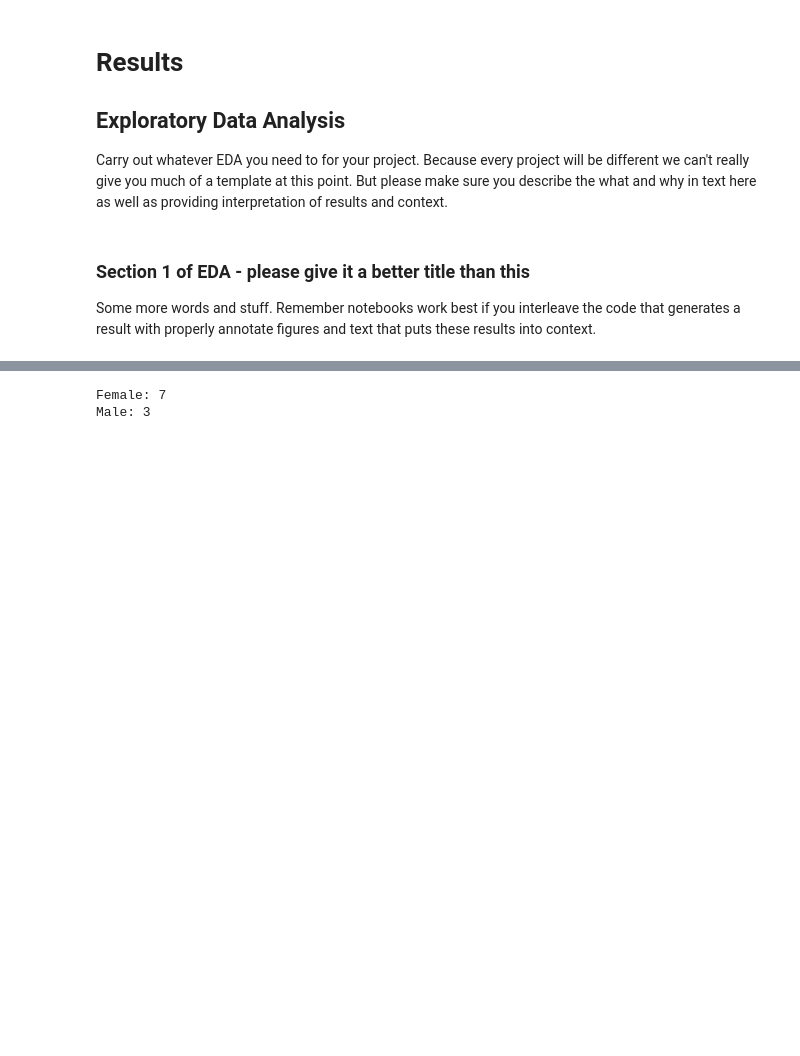
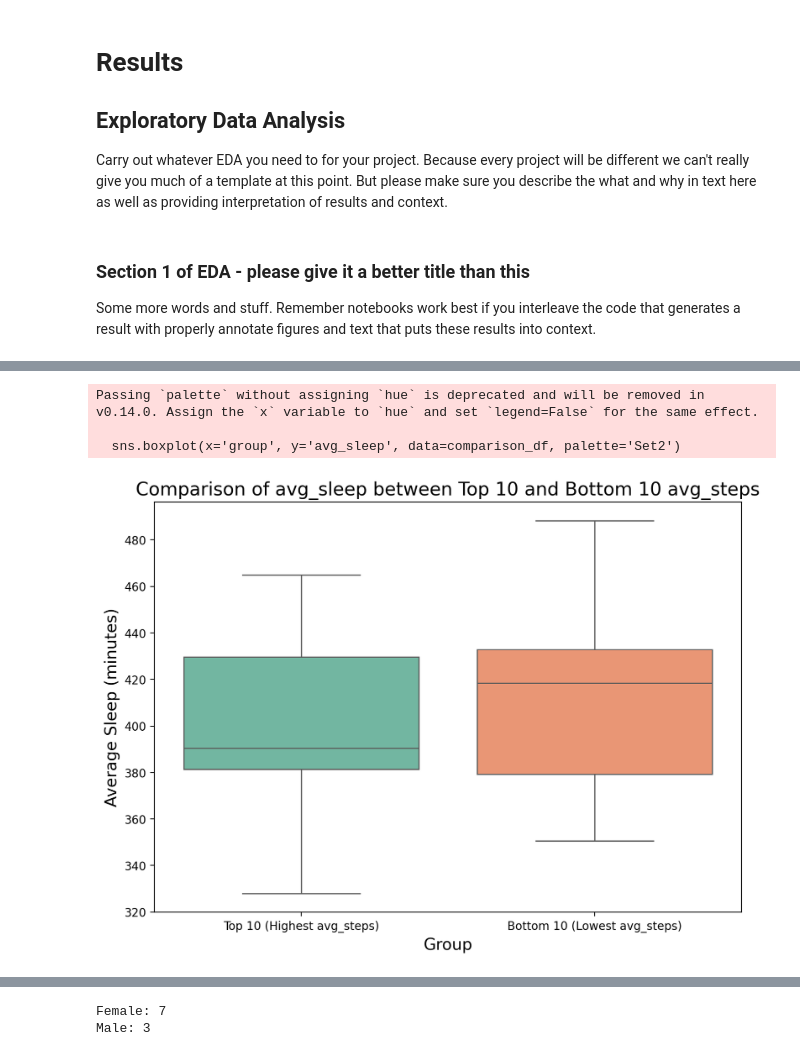
Before and after one commit to amchang2/Sleep-and-Exercise-Data-Visualization, a Jupyter notebook: EDACheckpoint_Group026-FA24.ipynb, the cells around one changed output, grey strips where cells are left out. Saved outputs shown, nothing was run; the diff lists cells and outputs as text; code cells hidden in the pictures; blank space fills up the shorter version.

```diff
--- a/EDACheckpoint_Group026-FA24.ipynb
+++ b/EDACheckpoint_Group026-FA24.ipynb
@@ -425,0 +329,20 @@ There is no significant difference in avg_sleep between the two groups.
+# %%
+top_10_df['group'] = 'Top 10 (Highest avg_steps)'
+bottom_10_df['group'] = 'Bottom 10 (Lowest avg_steps)'
+
+comparison_df = pd.concat([top_10_df[['avg_sleep', 'group']], bottom_10_df[['avg_sleep', 'group']]])
+
+plt.figure(figsize=(8, 6))
+sns.boxplot(x='group', y='avg_sleep', data=comparison_df, palette='Set2')
+
+plt.title('Comparison of avg_sleep between Top 10 and Bottom 10 avg_steps', fontsize=16)
+plt.xlabel('Group', fontsize=14)
+plt.ylabel('Average Sleep (minutes)', fontsize=14)
+
+plt.tight_layout()
+plt.show()
+# %% [output]
+Passing `palette` without assigning `hue` is deprecated and will be removed in v0.14.0. Assign the `x` variable to `hue` and set `legend=False` for the same effect.
+
+  sns.boxplot(x='group', y='avg_sleep', data=comparison_df, palette='Set2')
+[figure, added]
```
Also changed, not shown: parts of 61 cells of this notebook, 2 other files.
